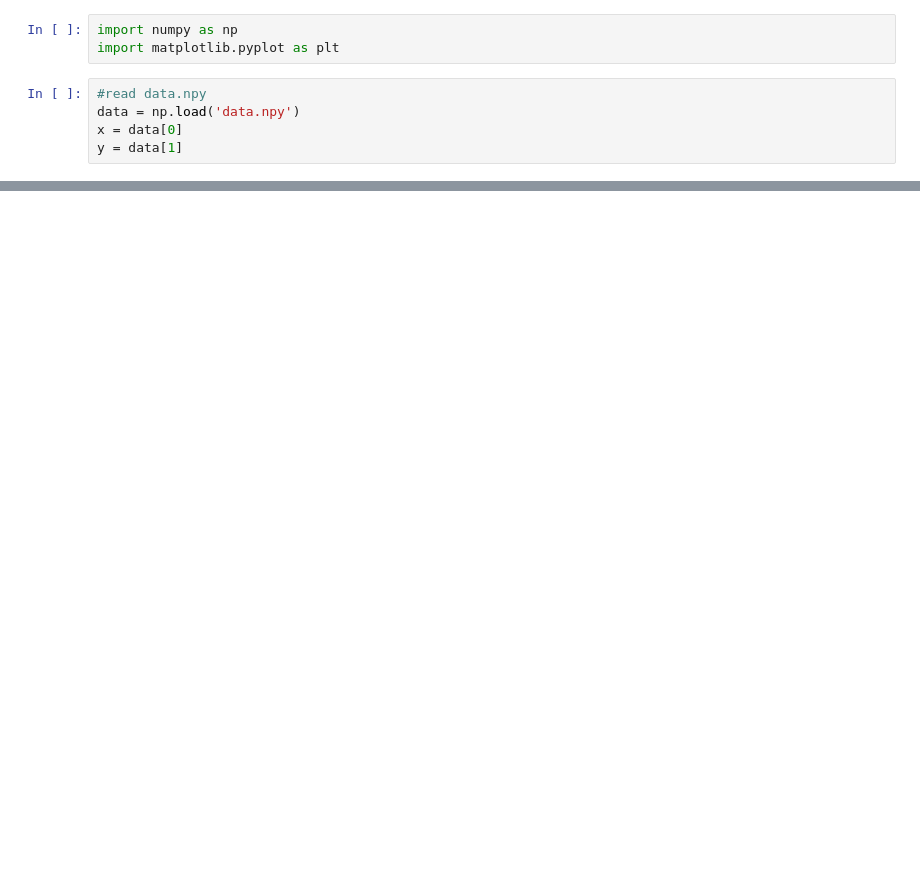
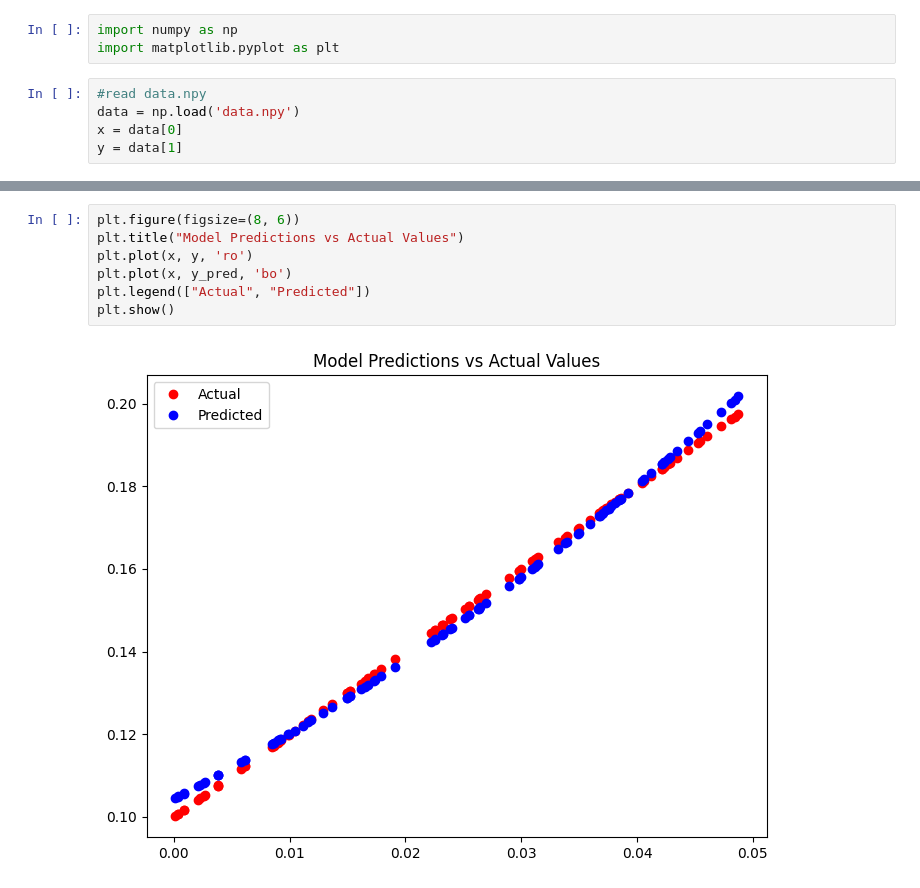
Before and after one commit to fouad1233/machine_learning_tutorials, a Jupyter notebook: 008_perceptron_regression_sigmoid/main.ipynb, the cells around one changed output, grey strips where cells are left out. Cells and saved outputs as stored; diff of their text form; blank space fills up the shorter version.

```diff
--- a/008_perceptron_regression_sigmoid/main.ipynb
+++ b/008_perceptron_regression_sigmoid/main.ipynb
@@ -113,3 +115,12 @@ plt.plot(y, y_pred, 'o')
+# %%
+plt.figure(figsize=(8, 6))
+plt.title("Model Predictions vs Actual Values")
+plt.plot(x, y, 'ro')
+plt.plot(x, y_pred, 'bo')
+plt.legend(["Actual", "Predicted"])
+plt.show()
+# %% [output]
+[figure, added]
 # %%
 import torch
 import torch.nn as nn
```
Also changed, not shown: parts of 11 cells of this notebook.
